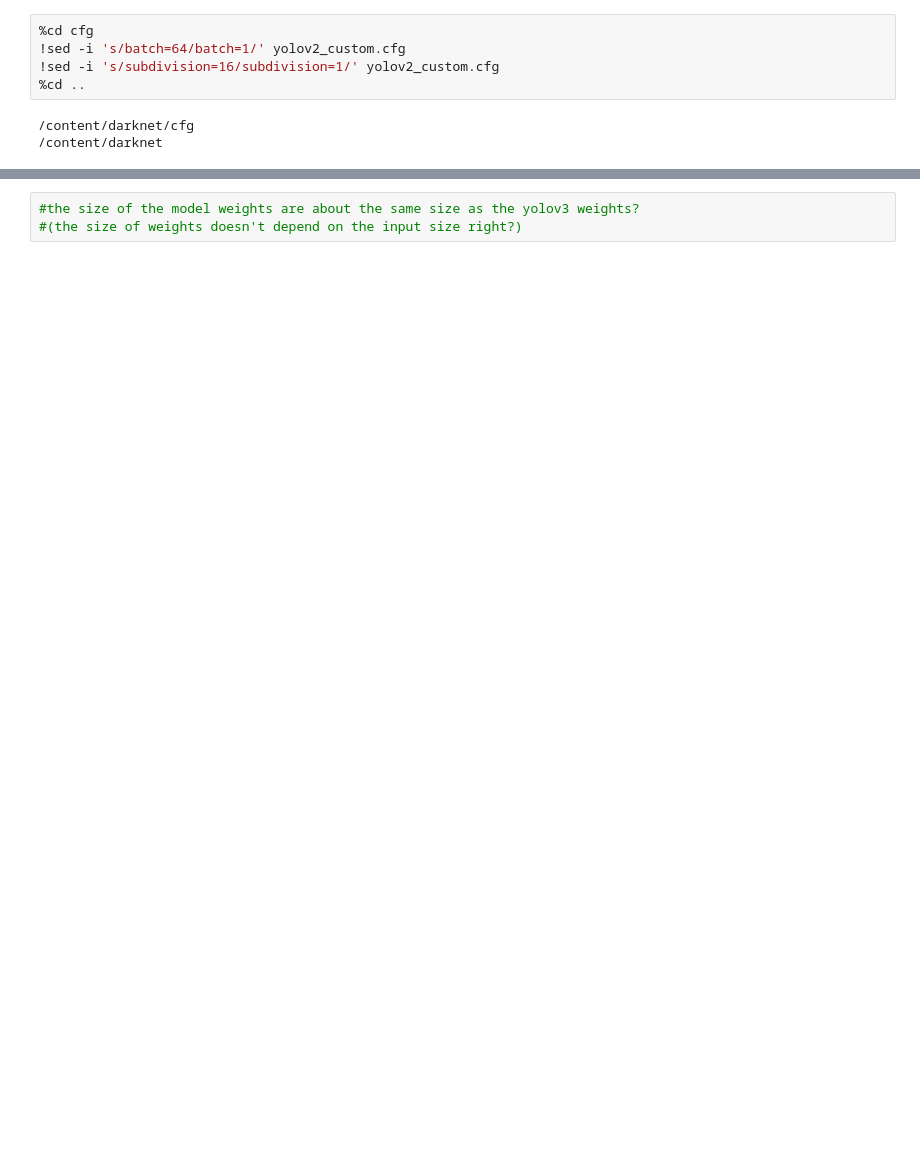
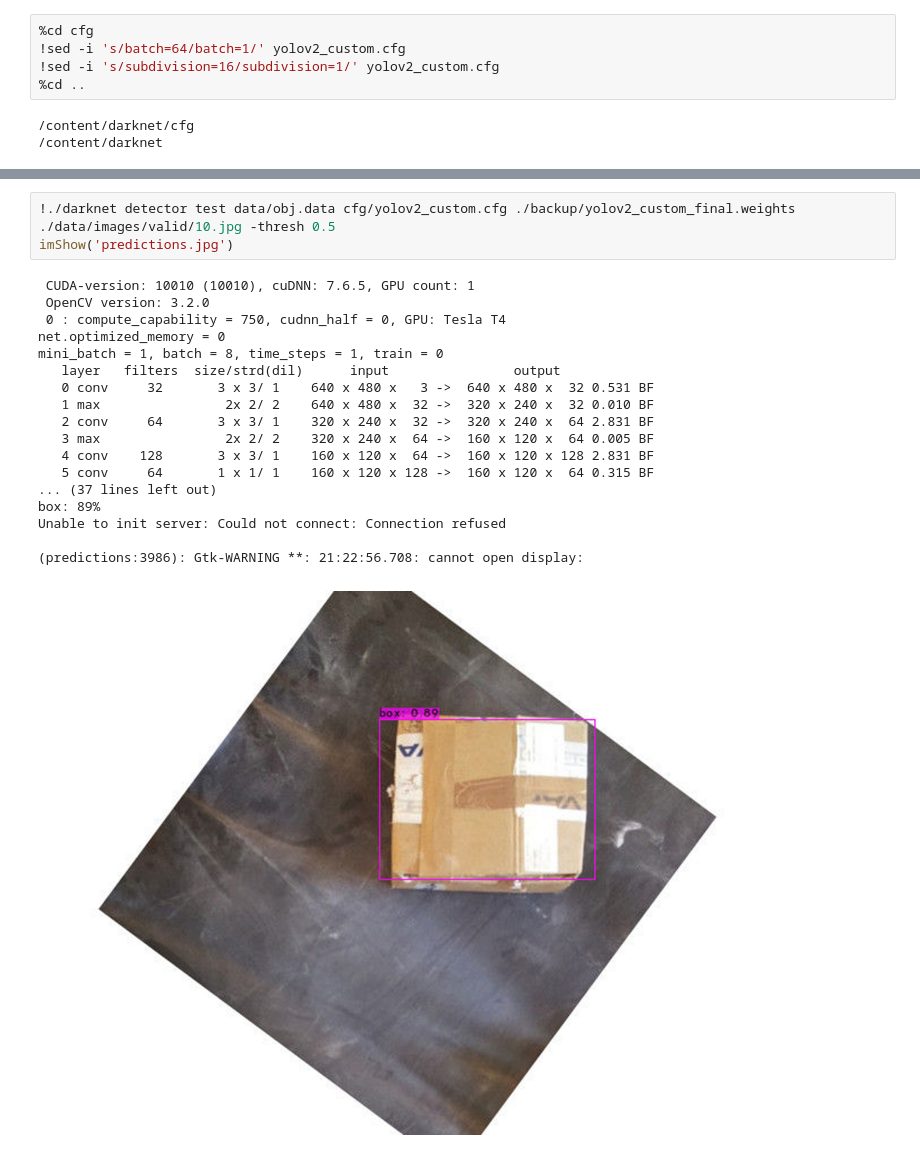
Before and after one commit to f73chen/UWARG-CV, a Jupyter notebook: YoloV2_transfer_learning.ipynb, the cells around one changed output, grey strips where cells are left out. Drawn from its saved outputs; the diff is of its cells as text; blank space fills up the shorter version.

```diff
--- a/YoloV2_transfer_learning.ipynb
+++ b/YoloV2_transfer_learning.ipynb
@@ -340,3 +301,22 @@ Unable to init server: Could not connect: Connection refused
-# %%
-#the size of the model weights are about the same size as the yolov3 weights?
-#(the size of weights doesn't depend on the input size right?)
+# %%
+!./darknet detector test data/obj.data cfg/yolov2_custom.cfg ./backup/yolov2_custom_final.weights ./data/images/valid/10.jpg -thresh 0.5
+imShow('predictions.jpg')
+# %% [output]
+ CUDA-version: 10010 (10010), cuDNN: 7.6.5, GPU count: 1
+ OpenCV version: 3.2.0
+ 0 : compute_capability = 750, cudnn_half = 0, GPU: Tesla T4
+net.optimized_memory = 0
+mini_batch = 1, batch = 8, time_steps = 1, train = 0
+   layer   filters  size/strd(dil)      input                output
+   0 conv     32       3 x 3/ 1    640 x 480 x   3 ->  640 x 480 x  32 0.531 BF
+   1 max                2x 2/ 2    640 x 480 x  32 ->  320 x 240 x  32 0.010 BF
+   2 conv     64       3 x 3/ 1    320 x 240 x  32 ->  320 x 240 x  64 2.831 BF
+   3 max                2x 2/ 2    320 x 240 x  64 ->  160 x 120 x  64 0.005 BF
+   4 conv    128       3 x 3/ 1    160 x 120 x  64 ->  160 x 120 x 128 2.831 BF
+   5 conv     64       1 x 1/ 1    160 x 120 x 128 ->  160 x 120 x  64 0.315 BF
+... (37 lines left out)
+box: 89%
+Unable to init server: Could not connect: Connection refused
+
+(predictions:3986): Gtk-WARNING **: 21:22:56.708: cannot open display:
+[figure, added]
```
Also changed, not shown: parts of 22 cells of this notebook.
